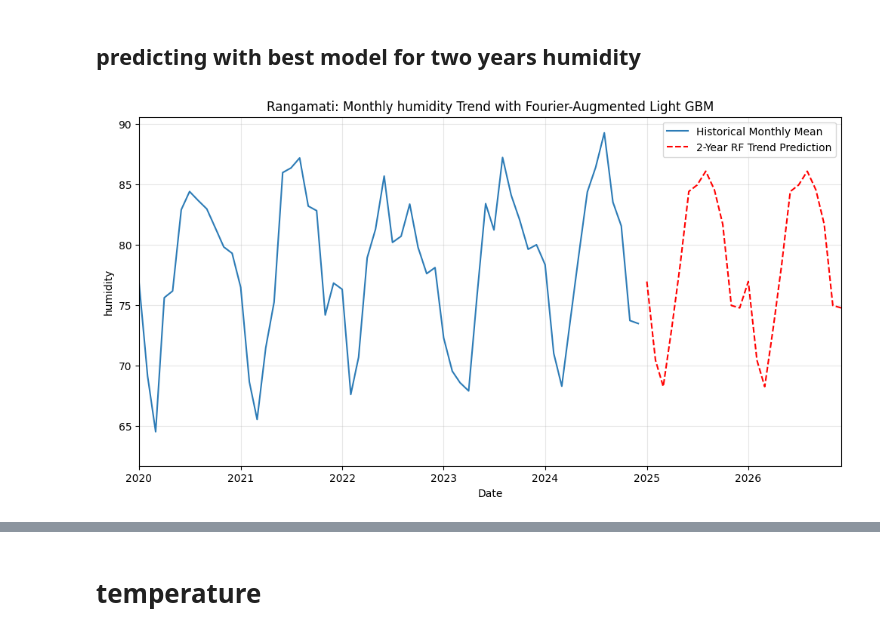
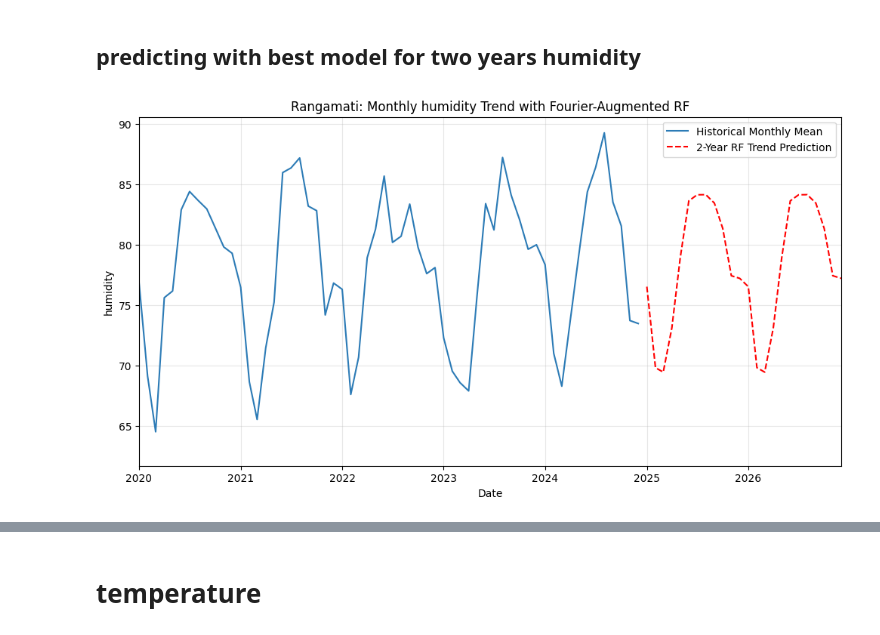
Before and after one commit to not-your-pancake/TCC_Journal, a Jupyter notebook: HI_WB_HS_HM_WBG/rangamati.ipynb, the cells around one changed output, grey strips where cells are left out. Cells and saved outputs as stored; diff of their text form; code cells hidden in the pictures.

```diff
--- a/HI_WB_HS_HM_WBG/rangamati.ipynb
+++ b/HI_WB_HS_HM_WBG/rangamati.ipynb
@@ -70,8 +70,8 @@ df['date'] = pd.to_datetime(df[['year', 'month', 'day']])
 
 # pchip: Piecewise Cubic Hermite Interpolating Polynomial
 
-df_monthly_hum = df.set_index('date')['humidity'].resample('MS').mean().reset_index()
-df_monthly_hum = df_monthly_hum.interpolate(method='time').dropna()
+df_monthly_hum = df.set_index('date')['humidity'].resample('MS').mean().reset_index().dropna()
+# df_monthly_hum = df_monthly_hum.interpolate(method='linear').dropna()
 
 # 2. Engineering Fourier Features for Seasonality
 # This replaces the need for interpolation/splines
@@ -638,49 +585,45 @@ df_features['year_val'] = df_features['date'].dt.year
 
 # 3. Define Features and Target
 fourier_cols = [c for c in df_features.columns if 'sin' in c or 'cos' in c]
 FEATURES = ['year_val'] + fourier_cols
 X = df_features[FEATURES]
 y = df_features['humidity']
 
 # 4. Train Random Forest [cite: 145, 146]
-cat_model = CatBoostRegressor(
-        iterations=800,
-        learning_rate=0.03,
-        depth=6,
-        l2_leaf_reg=5,           # Regularization is your friend with 4k rows
-        bootstrap_type='Bayesian',
-        bagging_temperature=1,
-        random_strength=1,
-        loss_function='RMSE',    # Or 'Huber' if you want it to match your LSTM
-        random_seed=42,
-        verbose=0
-    )
-
-
-cat_model.fit(X_train, y_train)
+rf = RandomForestRegressor(
+    n_estimators=300,
+    max_depth=6,
+    min_samples_split=2,
+    min_samples_leaf=7,
+    random_state=42,
+    n_jobs=-1,
+    max_features= 1.0
+)
+rf.fit(X_train, y_train)
 
 # 5. Predict 2 Years Future (24 months)
 last_date = df_features['date'].max()
 future_dates = pd.date_range(start=last_date + pd.DateOffset(months=1), periods=24, freq='MS')
 future_df = pd.DataFrame({'date': future_dates})
 future_df['year_val'] = future_df['date'].dt.year
 future_df = add_fourier_features(future_df)
 
 predictions_hum = rf.predict(future_df[FEATURES])
 
+best_model = rf
 # 6. Visualization
 plt.figure(figsize=(12, 6))
 plt.plot(df_features['date'], y, label='Historical Monthly Mean', color='#2c7bb6') # [cite: 80]
 plt.plot(future_dates, predictions_hum, label='2-Year RF Trend Prediction', linestyle='--', color='red')
-plt.title('Rangamati: Monthly humidity Trend with Fourier-Augmented Light GBM')
+plt.title('Rangamati: Monthly humidity Trend with Fourier-Augmented RF')
 plt.xlabel('Date')
 plt.ylabel('humidity')
 plt.legend()
 plt.grid(True, alpha=0.3)
 # Set the start date to Jan 1st, 2023
 plt.xlim(pd.Timestamp('2020-01-01'), future_dates.max())
 plt.show()
 # %% [output]
-[figure, old version]
+[figure, new version]
 # %%
 # 5. Predict 2 Years Future with Empirical Validation
```
Also changed, not shown: parts of 29 cells of this notebook, 5 other files.
